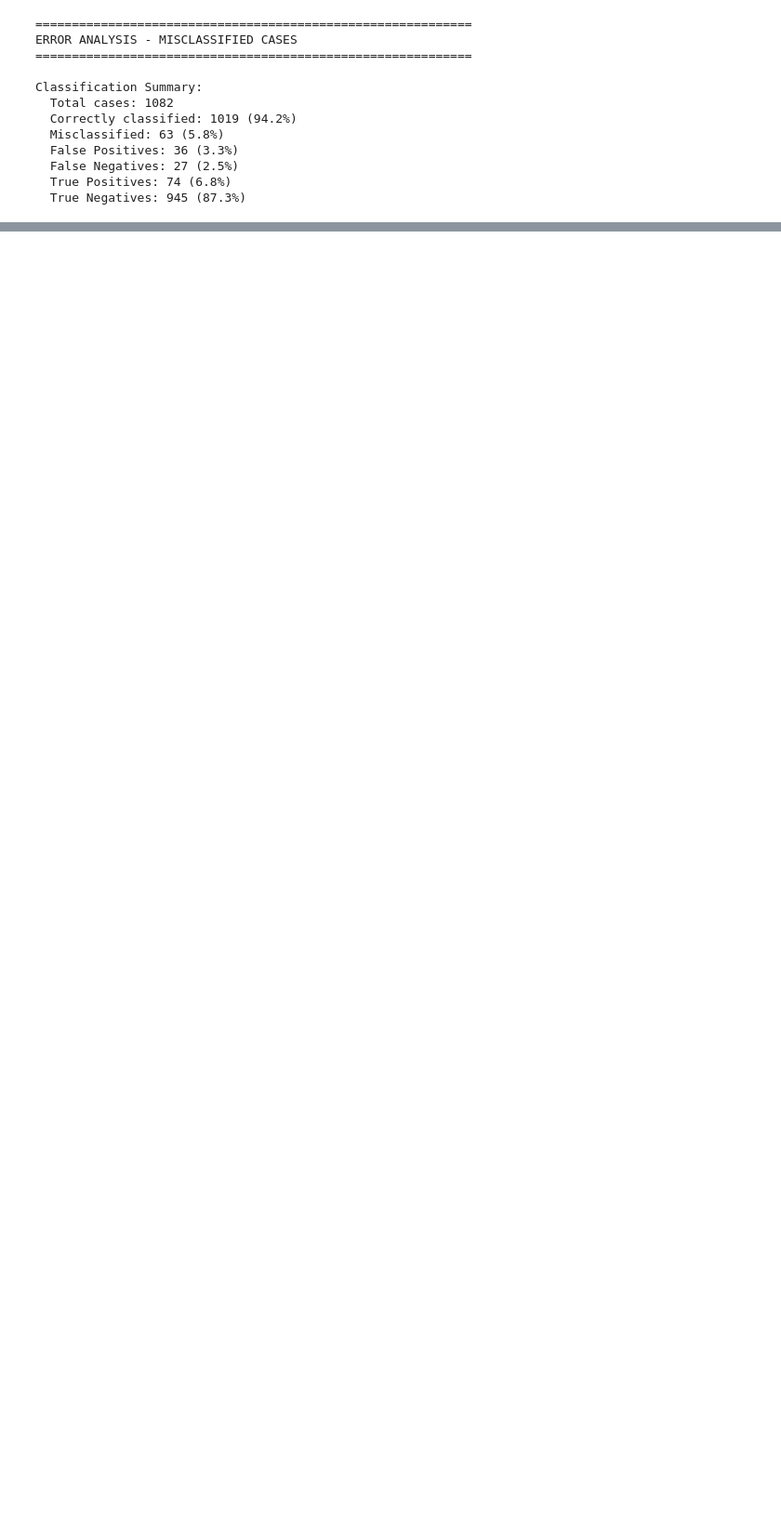
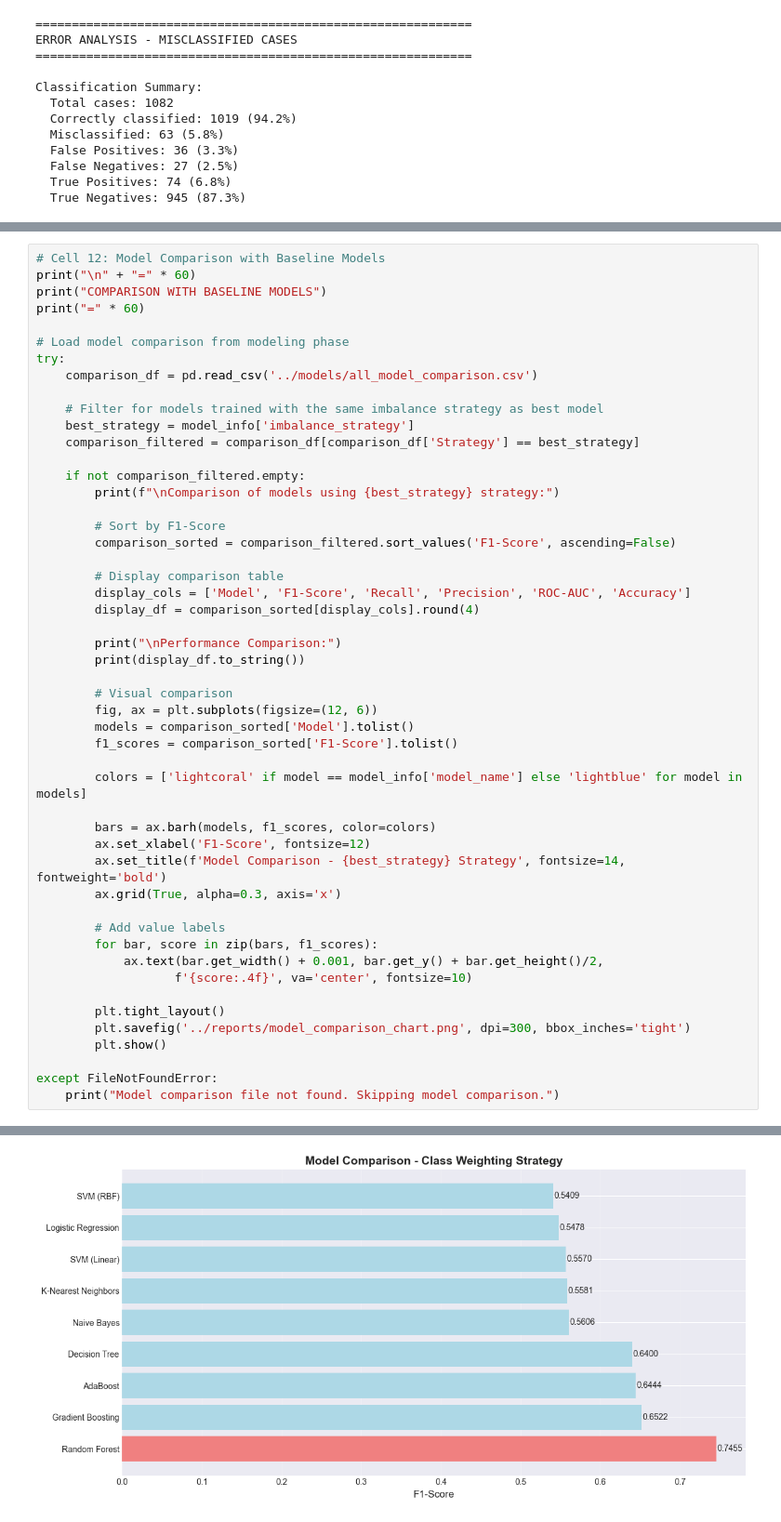
Before and after one commit to jomanashady/machine-learning, a Jupyter notebook: fraud_detection_project/notebooks/evaluation.ipynb, the cells around one changed output, grey strips where cells are left out. Shown at 93% size. Cells and saved outputs as stored; diff of their text form; blank space fills up the shorter version.

```diff
--- a/fraud_detection_project/notebooks/evaluation.ipynb
+++ b/fraud_detection_project/notebooks/evaluation.ipynb
@@ -329,0 +721,51 @@ Classification Summary:
+# %%
+# Cell 12: Model Comparison with Baseline Models
+print("\n" + "=" * 60)
+print("COMPARISON WITH BASELINE MODELS")
+print("=" * 60)
+
+# Load model comparison from modeling phase
+try:
+    comparison_df = pd.read_csv('../models/all_model_comparison.csv')
+
+    # Filter for models trained with the same imbalance strategy as best model
+    best_strategy = model_info['imbalance_strategy']
+    comparison_filtered = comparison_df[comparison_df['Strategy'] == best_strategy]
+
+    if not comparison_filtered.empty:
+        print(f"\nComparison of models using {best_strategy} strategy:")
+
+        # Sort by F1-Score
+        comparison_sorted = comparison_filtered.sort_values('F1-Score', ascending=False)
+
+        # Display comparison table
+        display_cols = ['Model', 'F1-Score', 'Recall', 'Precision', 'ROC-AUC', 'Accuracy']
+        display_df = comparison_sorted[display_cols].round(4)
+
+        print("\nPerformance Comparison:")
+        print(display_df.to_string())
+
+        # Visual comparison
+        fig, ax = plt.subplots(figsize=(12, 6))
+        models = comparison_sorted['Model'].tolist()
+        f1_scores = comparison_sorted['F1-Score'].tolist()
+
+        colors = ['lightcoral' if model == model_info['model_name'] else 'lightblue' for model in models]
+
+        bars = ax.barh(models, f1_scores, color=colors)
+        ax.set_xlabel('F1-Score', fontsize=12)
+        ax.set_title(f'Model Comparison - {best_strategy} Strategy', fontsize=14, fontweight='bold')
+        ax.grid(True, alpha=0.3, axis='x')
+
+        # Add value labels
+        for bar, score in zip(bars, f1_scores):
+            ax.text(bar.get_width() + 0.001, bar.get_y() + bar.get_height()/2,
+                   f'{score:.4f}', va='center', fontsize=10)
+
+        plt.tight_layout()
+        plt.savefig('../reports/model_comparison_chart.png', dpi=300, bbox_inches='tight')
+        plt.show()
+
+except FileNotFoundError:
+    print("Model comparison file not found. Skipping model comparison.")
+# %% [output]
@@ -329,0 +789 @@ Classification Summary:
+[figure, added]
```
Also changed, not shown: parts of 7 cells of this notebook, 1 other file.
